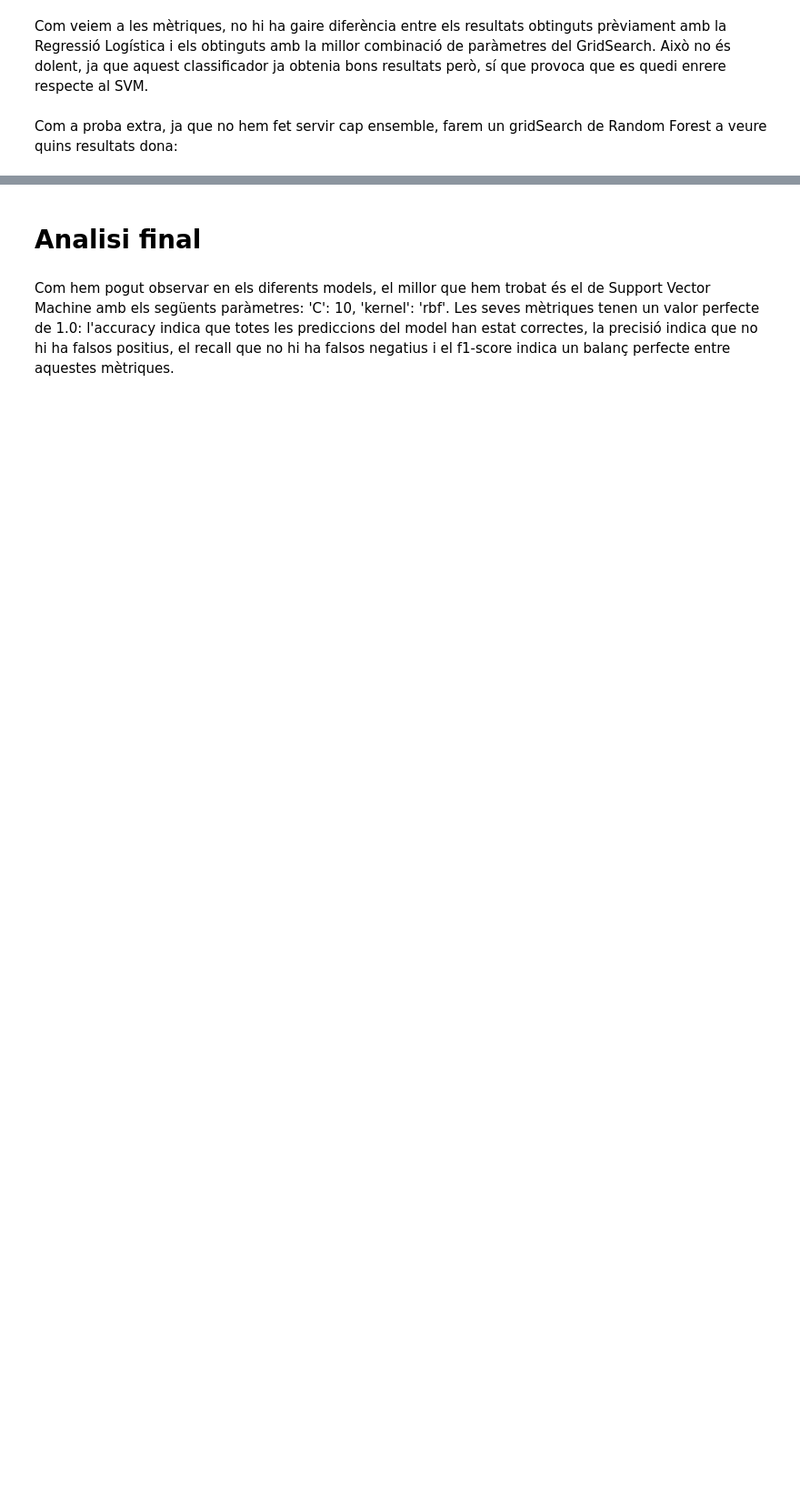
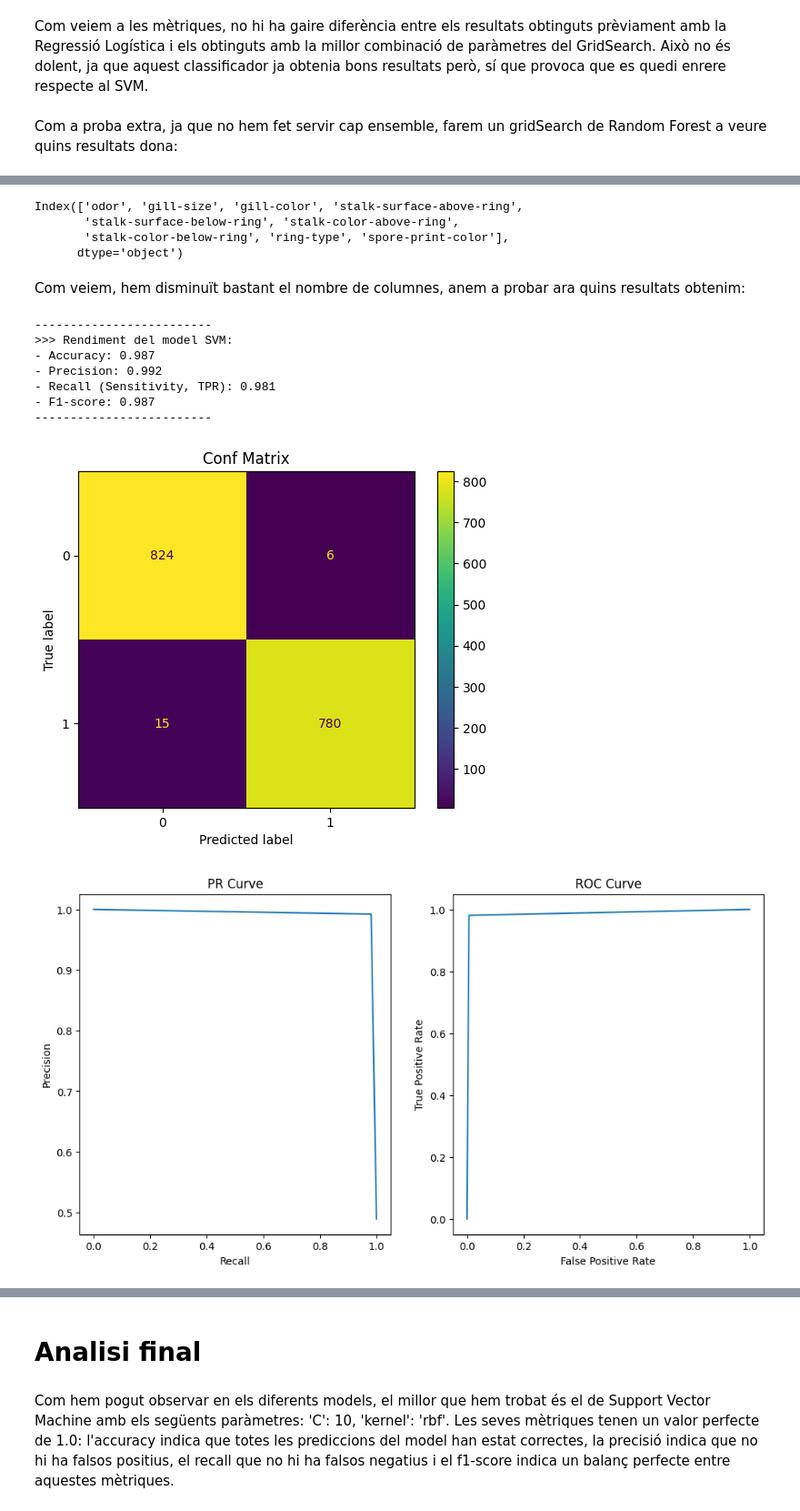
Before and after one commit to NIU1669682/Cas-Kaggle-2, a Jupyter notebook: Classificador de bolets.ipynb, the cells around one changed output, grey strips where cells are left out. Shown at 91% size. Saved outputs shown, nothing was run; the diff lists cells and outputs as text; code cells hidden in the pictures; blank space fills up the shorter version.

```diff
--- a/Classificador de bolets.ipynb
+++ b/Classificador de bolets.ipynb
@@ -385,0 +402,2 @@ Els millors paràmetres són:
+# %%
+svmDef = SVC(C=10, kernel='rbf')
@@ -385,0 +408,34 @@ Els millors paràmetres són:
+# %%
+
+newDataSet = data_codificada
+atributs = X_train.columns
+X_train_esp = pd.DataFrame(X_train)
+X_test_esp = pd.DataFrame(X_test)
+y_train_esp = copy.deepcopy(y_train)
+for i in atributs:
+    if correlacions[i] < 0.15:
+        del X_train_esp[i]
+        del X_test_esp[i]
+
+print(X_train_esp.columns)
+# %% [output]
+Index(['odor', 'gill-size', 'gill-color', 'stalk-surface-above-ring',
+       'stalk-surface-below-ring', 'stalk-color-above-ring',
+       'stalk-color-below-ring', 'ring-type', 'spore-print-color'],
+      dtype='object')
+# %% [markdown]
+Com veiem, hem disminuït bastant el nombre de columnes, anem a probar ara quins resultats obtenim:
+# %%
+svmDef.fit(X_train_esp, y_train)
+svmDefPreds = svmDef.predict(X_test_esp)
+performanceIndividual(y_test, svmDefPreds, "SVM")
+# %% [output]
+-------------------------
+>>> Rendiment del model SVM:
+- Accuracy: 0.987
+- Precision: 0.992
+- Recall (Sensitivity, TPR): 0.981
+- F1-score: 0.987
+-------------------------
+[figure, added]
+[figure, added]
```
Also changed, not shown: parts of 31 cells of this notebook.
